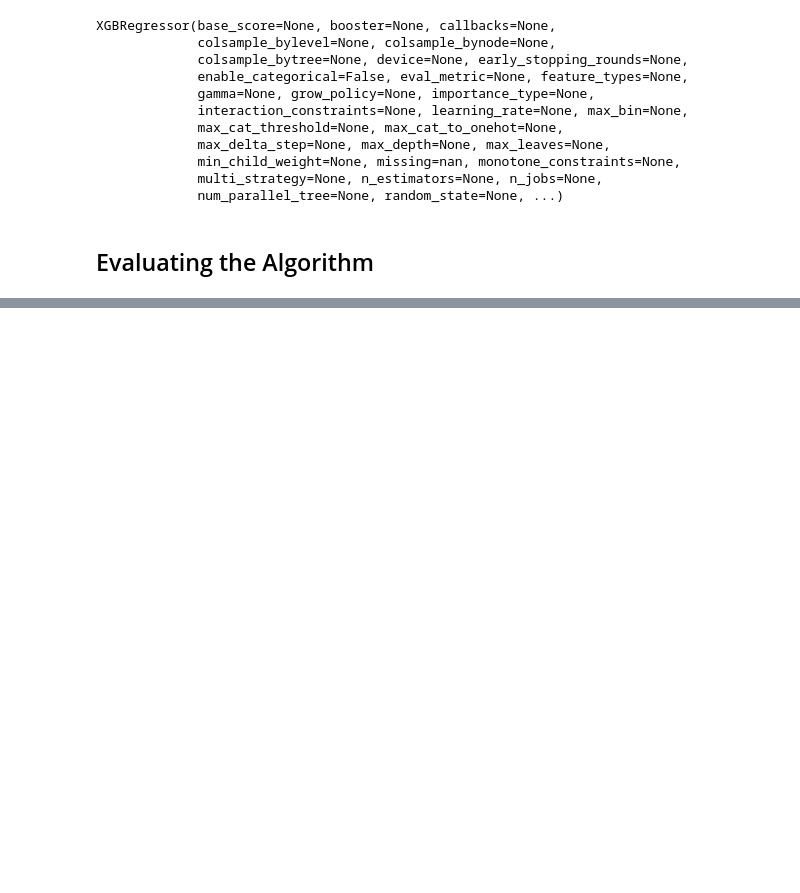
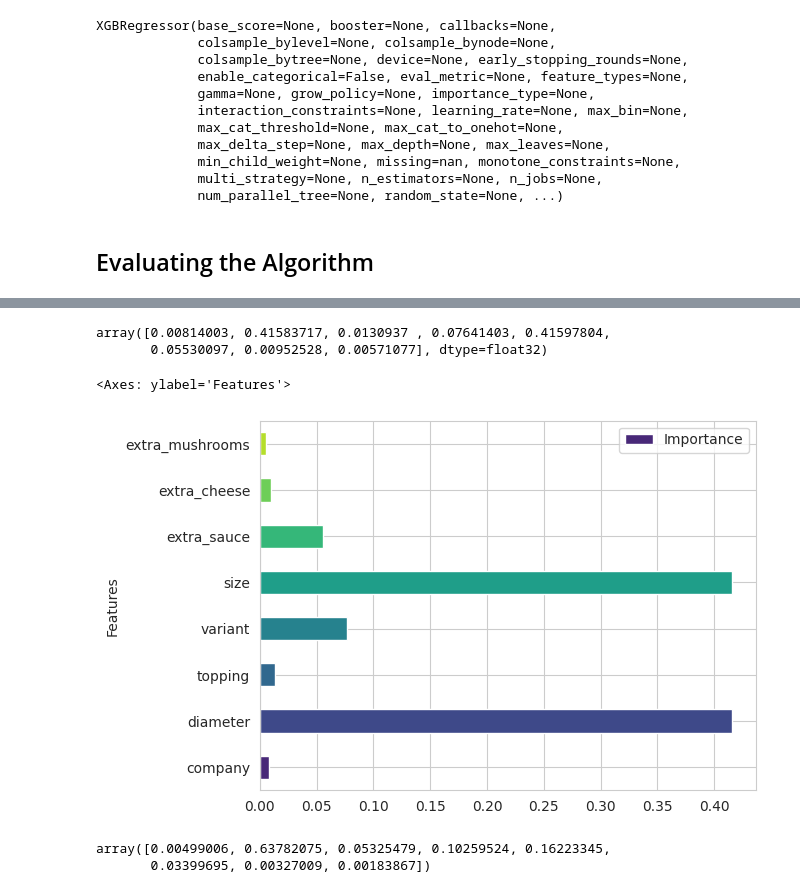
Before and after one commit to SurekhaBerlin/Pizza-price-prediction-using-ML, a Jupyter notebook: Pizza_Price_Prediction_using_Machine_Learning_.ipynb, the cells around one changed output, grey strips where cells are left out. Drawn from its saved outputs; the diff is of its cells as text; code cells hidden in the pictures; blank space fills up the shorter version.

```diff
--- a/Pizza_Price_Prediction_using_Machine_Learning_.ipynb
+++ b/Pizza_Price_Prediction_using_Machine_Learning_.ipynb
@@ -767,0 +810,22 @@ print(score1,score2,score3,score4,score5,score6)
+# %%
+XGB.feature_importances_
+# %% [output]
+array([0.00814003, 0.41583717, 0.0130937 , 0.07641403, 0.41597804,
+       0.05530097, 0.00952528, 0.00571077], dtype=float32)
+# %%
+feature = pd.DataFrame({'Features':X_train.columns,'Importance':XGB.feature_importances_})
+# %%
+
+# Use a seaborn color palette (e.g., "Blues" or "viridis")
+palette = sns.color_palette("viridis", len(feature))
+
+# Plot the bar chart with the custom color palette
+feature.plot(kind='barh', x='Features', y='Importance', color=palette)
+# %% [output]
+<Axes: ylabel='Features'>
+[figure, added]
+# %%
+GRB.feature_importances_
+# %% [output]
+array([0.00499006, 0.63782075, 0.05325479, 0.10259524, 0.16223345,
+       0.03399695, 0.00327009, 0.00183867])
```
Also changed, not shown: parts of 11 cells of this notebook.
